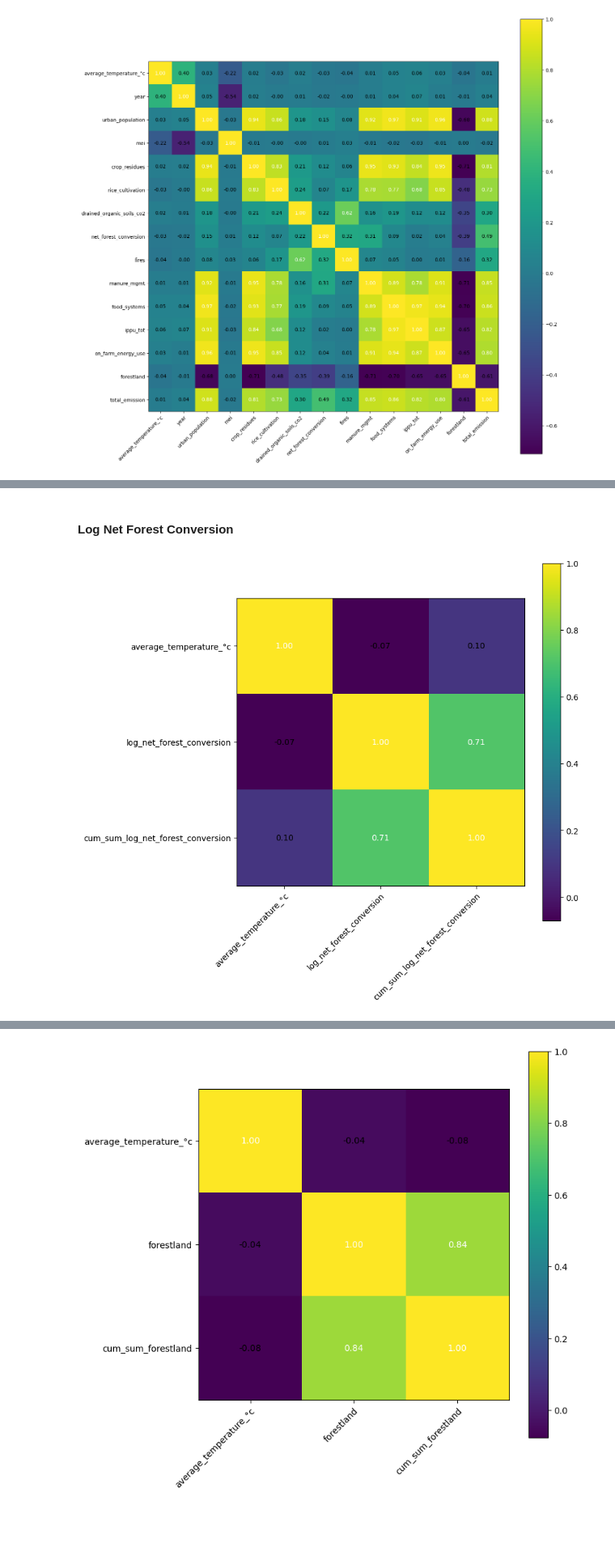
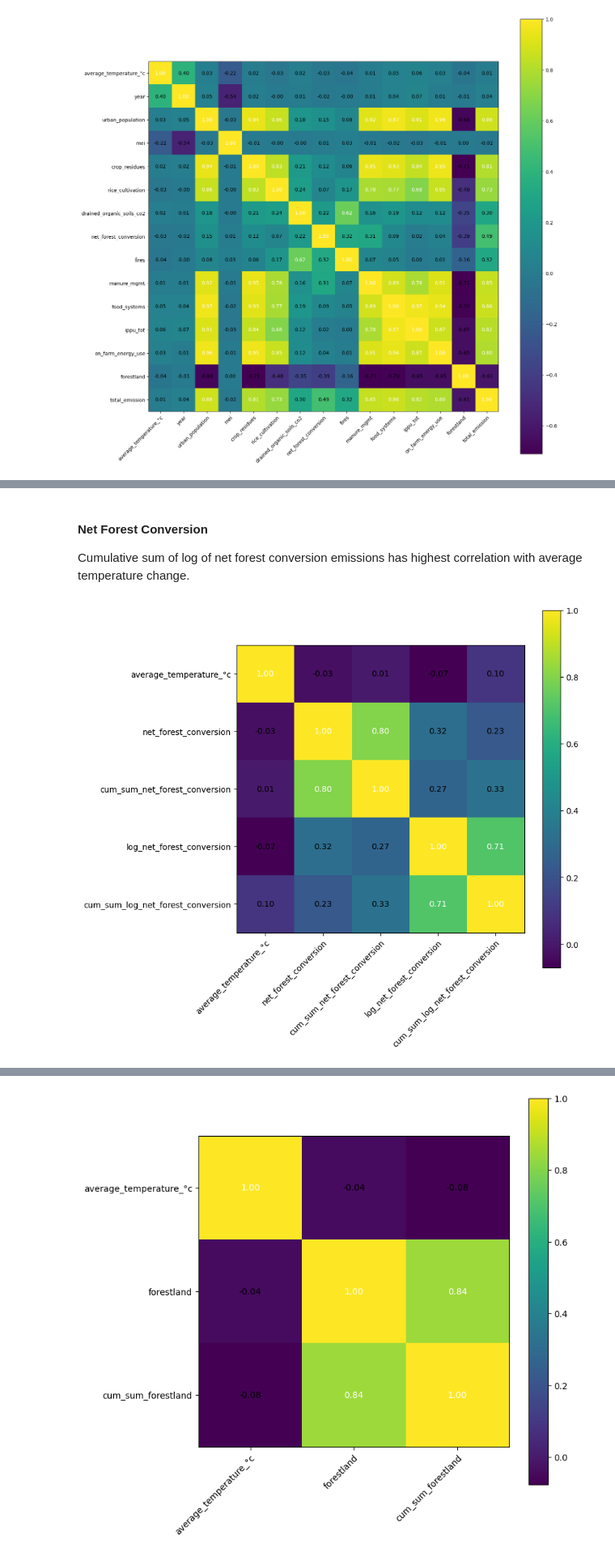
Before and after one commit to fayesimone/agriculture_emissions_prediction, a Jupyter notebook: EDA.ipynb, the cells around one changed output, grey strips where cells are left out. Shown at 81% size. Drawn from its saved outputs; the diff is of its cells as text; code cells hidden in the pictures; blank space fills up the shorter version.

```diff
--- a/EDA.ipynb
+++ b/EDA.ipynb
@@ -138,15 +111,17 @@ hm = heatmap(
 # %% [markdown]
-#### Log Net Forest Conversion
+#### Net Forest Conversion
+
+Cumulative sum of log of net forest conversion emissions has highest correlation with average temperature change.
 # %%
-cols = ['average_temperature_°c','log_net_forest_conversion','cum_sum_log_net_forest_conversion']
+cols = ['average_temperature_°c','net_forest_conversion', 'cum_sum_net_forest_conversion', 'log_net_forest_conversion','cum_sum_log_net_forest_conversion']
 
 cm = train[cols].corr().values
 hm = heatmap(
     cm,
     row_names=cols,
     column_names=cols,
     figsize=(8, 8)
 )
 # %% [output]
-[figure, old version]
+[figure, new version]
 # %% [markdown]
```
Also changed, not shown: parts of 25 cells of this notebook.
